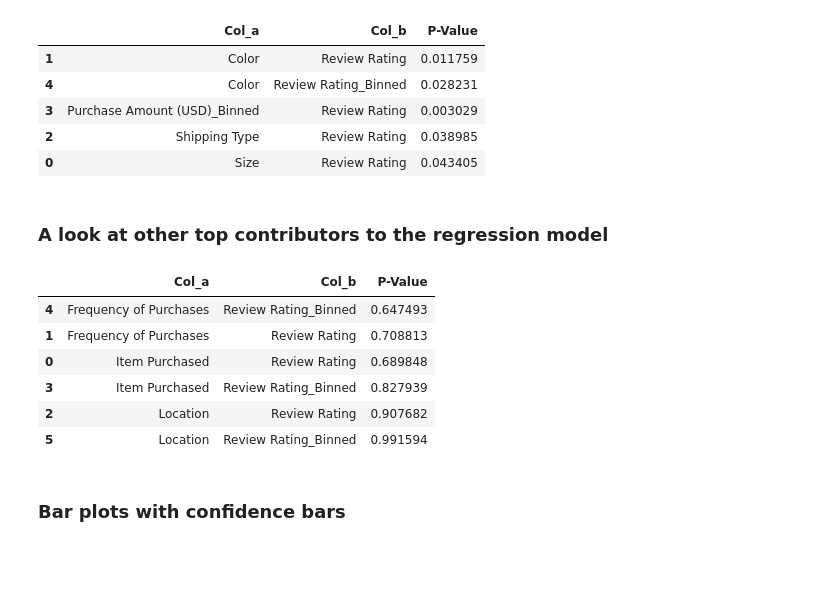
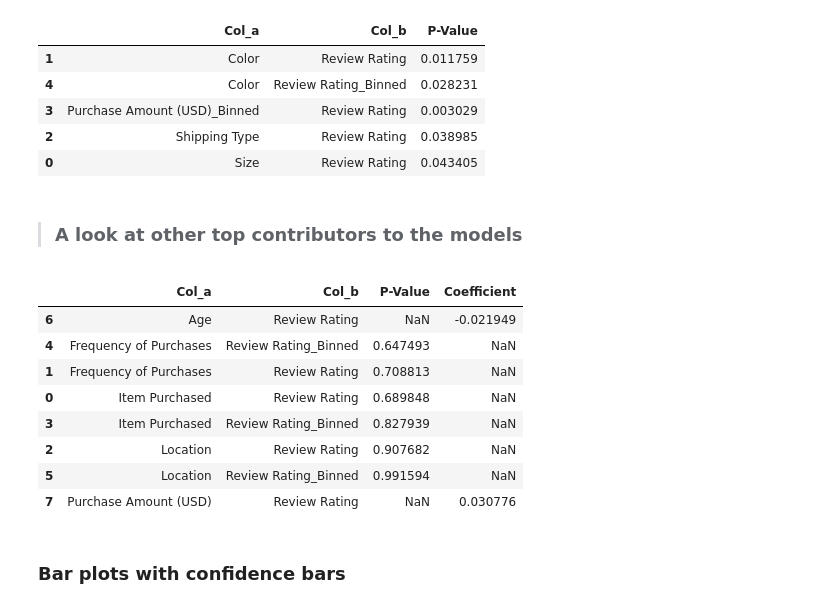
Before and after one commit to Leeishere/Consumer_Habits, a Jupyter notebook: Analyze_Reviews.ipynb, the cells around one changed output. Saved outputs shown, nothing was run; the diff lists cells and outputs as text; code cells hidden in the pictures; blank space fills up the shorter version.

```diff
--- a/Analyze_Reviews.ipynb
+++ b/Analyze_Reviews.ipynb
@@ -197,24 +185,29 @@ significant_relationships.sort_values(by=['Col_a','P-Value'], ascending=True)
 | 2 | Shipping Type | Review Rating | 0.038985 |
 | 0 | Size | Review Rating | 0.043405 |
 # %% [markdown]
-### A look at other top contributors to the regression model
+>### A look at other top contributors to the models
 # %%
-chi=Chi2()
-anova=ANOVA()
+
+pears=Coefficient()
+pearson_related=pears.num_num_column_pearson_coefficient_relationships(df, corr=0.6,keep_correlated=False,self_detect=False,numeric_columns=['Age','Purchase Amount (USD)','Review Rating'],pseudo_numeric_columns=None,detect_pseudo_numeric=False)
 location_kruskal=anova.cat_num_column_kruskal_wallis_relationships(df, alpha=0.05,keep_similar=True, numeric_columns=['Review Rating'],categoric_columns=['Item Purchased','Frequency of Purchases','Location'],detect_pseudo_numeric=False)
 location_chi=chi.categorical_column_relationships(df, alpha=0.05, keep_similar=True, columns=['Item Purchased','Frequency of Purchases','Location'], additional=False, target=['Review Rating_Binned'])
 location_kruskal.columns=['Col_a','Col_b','P-Value']
 location_chi.columns=['Col_b','Col_a','P-Value']
-insignificant_relationships=pd.concat([location_kruskal,location_chi],ignore_index=True)
+pearson_related.columns=['Col_b','Col_a','Coefficient']
+pearson_related=pearson_related.loc[(pearson_related['Col_b']!='Purchase Amount (USD)')&(pearson_related['Col_b']!='Age')]
+insignificant_relationships=pd.concat([location_kruskal,location_chi,pearson_related],ignore_index=True)
 insignificant_relationships.sort_values(by=['Col_a','P-Value'], ascending=True)
 # %% [output]
-|  | Col_a | Col_b | P-Value |
-| 4 | Frequency of Purchases | Review Rating_Binned | 0.647493 |
-| 1 | Frequency of Purchases | Review Rating | 0.708813 |
-| 0 | Item Purchased | Review Rating | 0.689848 |
-| 3 | Item Purchased | Review Rating_Binned | 0.827939 |
-| 2 | Location | Review Rating | 0.907682 |
-| 5 | Location | Review Rating_Binned | 0.991594 |
+|  | Col_a | Col_b | P-Value | Coefficient |
+| 6 | Age | Review Rating | NaN | -0.021949 |
+| 4 | Frequency of Purchases | Review Rating_Binned | 0.647493 | NaN |
+| 1 | Frequency of Purchases | Review Rating | 0.708813 | NaN |
+| 0 | Item Purchased | Review Rating | 0.689848 | NaN |
+| 3 | Item Purchased | Review Rating_Binned | 0.827939 | NaN |
+| 2 | Location | Review Rating | 0.907682 | NaN |
+| 5 | Location | Review Rating_Binned | 0.991594 | NaN |
+| 7 | Purchase Amount (USD) | Review Rating | NaN | 0.030776 |
 # %% [markdown]
 ### Bar plots with confidence bars
 # %%
```
Also changed, not shown: parts of 21 cells of this notebook, 1 other file.
